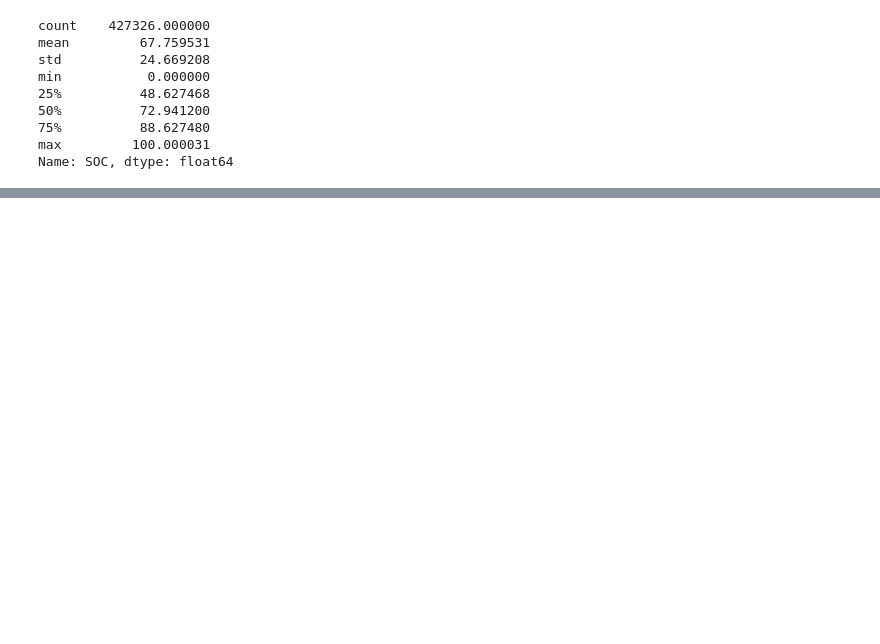
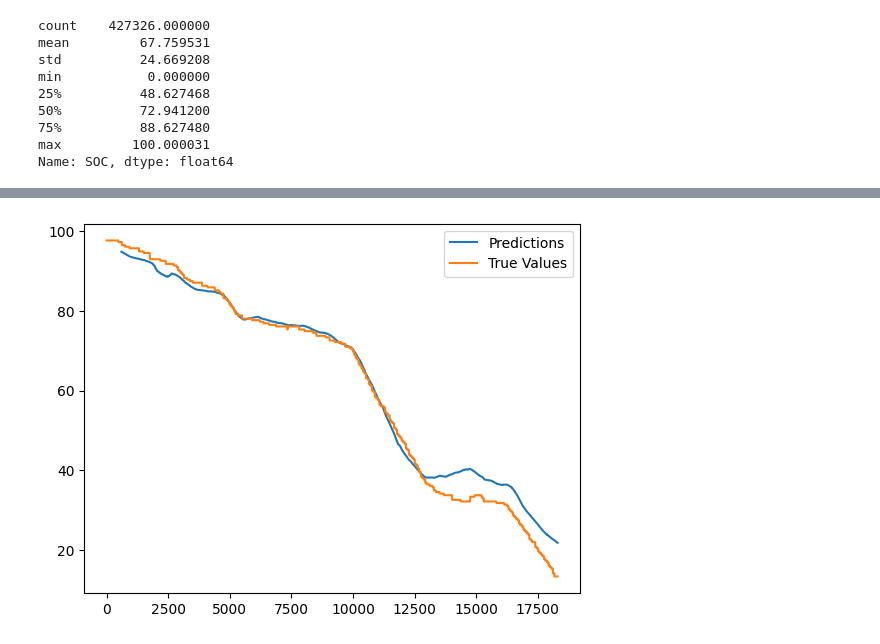
Before and after one commit to kylrw/Range-Estimation-MARC, a Jupyter notebook: autogluon_SOC.ipynb, the cells around one changed output, grey strips where cells are left out. Cells and saved outputs as stored; diff of their text form; code cells hidden in the pictures; blank space fills up the shorter version.

```diff
--- a/autogluon_SOC.ipynb
+++ b/autogluon_SOC.ipynb
@@ -132,3 +141,12 @@ plt.show()
+# %%
+#smooths the predicted values using a moving average of 100 values and plots them against the actual values
+y_pred_smooth = y_pred.rolling(600).mean()
+plt.plot(y_pred_smooth, label="Predictions")
+plt.plot(test_data[label], label="True Values")
+plt.legend()
+plt.show()
+# %% [output]
+[figure, added]
 # %%
 mse_test = np.mean(((y_pred - test_data[label])**2))
 rmse_test = math.sqrt(mse_test)
```
Also changed, not shown: parts of 13 cells of this notebook, 6 other files.
